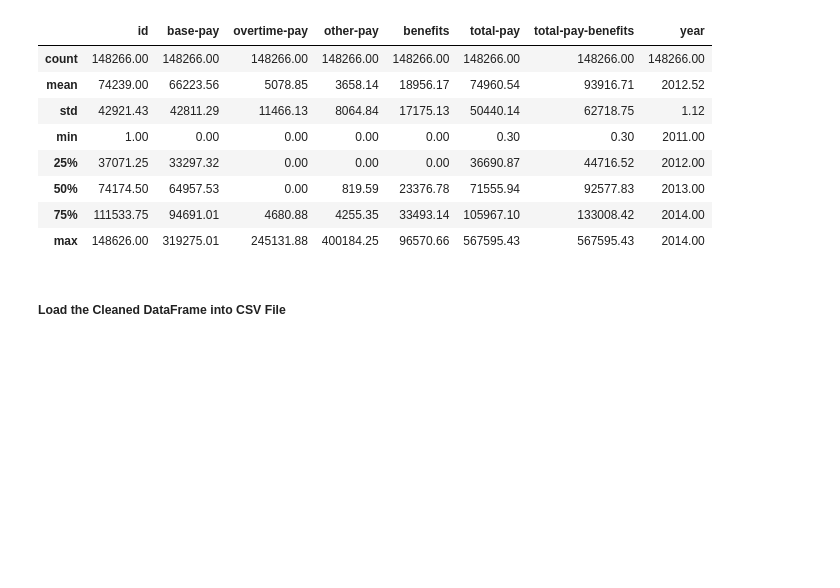
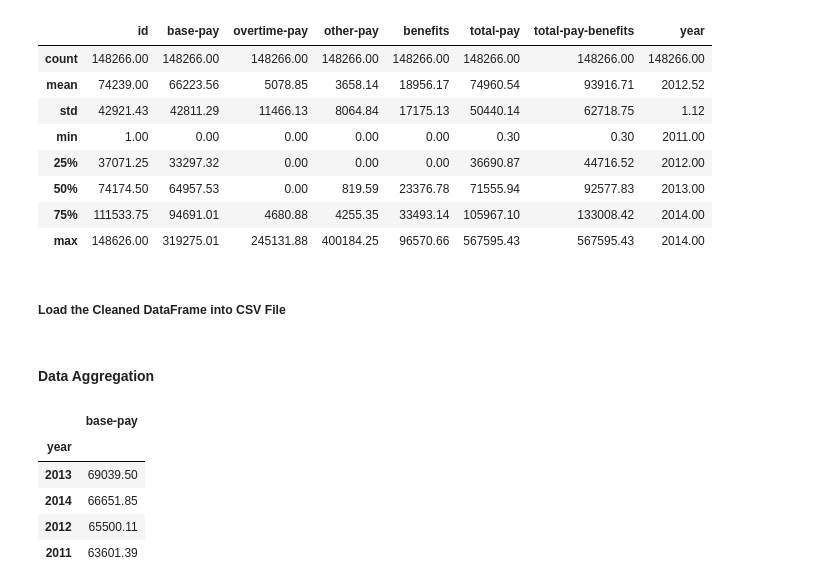
Before and after one commit to leiandrei/Salaries-Dataset-Cleaning-and-Aggregation, a Jupyter notebook: notebooks/analysis.ipynb, the cells around one changed output. Drawn from its saved outputs; the diff is of its cells as text; code cells hidden in the pictures; blank space fills up the shorter version.

```diff
--- a/notebooks/analysis.ipynb
+++ b/notebooks/analysis.ipynb
@@ -171,3 +171,20 @@ df.describe().round(2)
 # %%
 # load csv into
 df.to_csv("..\data\salaries_cleaned.csv", index=False)
+# %% [markdown]
+#### Data Aggregation
+# %%
+# average base pay for all employees/occupation per year
+avg_base_pay = df.groupby('year').agg({'base-pay' : 'mean'}).round(2)
+
+# sorting values into highest to lowest base pay per year
+avg_base_pay = avg_base_pay.sort_values('base-pay', ascending=False)
+
+avg_base_pay
+# %% [output]
+|  | base-pay |
+| year |  |
+| 2013 | 69039.50 |
+| 2014 | 66651.85 |
+| 2012 | 65500.11 |
+| 2011 | 63601.39 |
```
